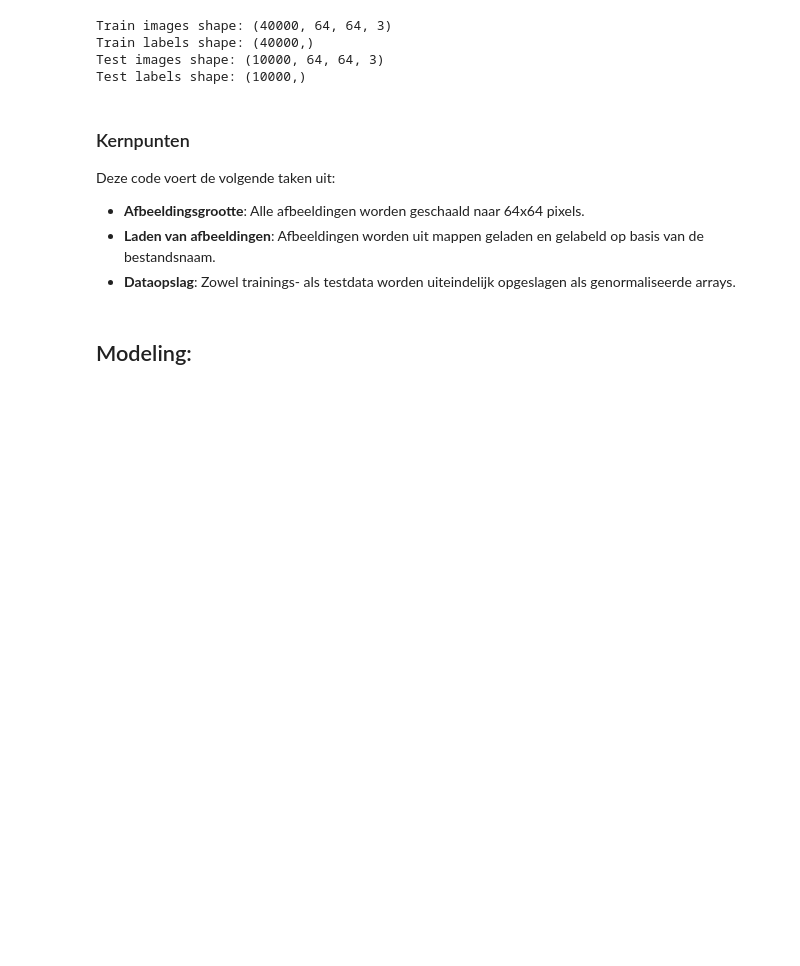
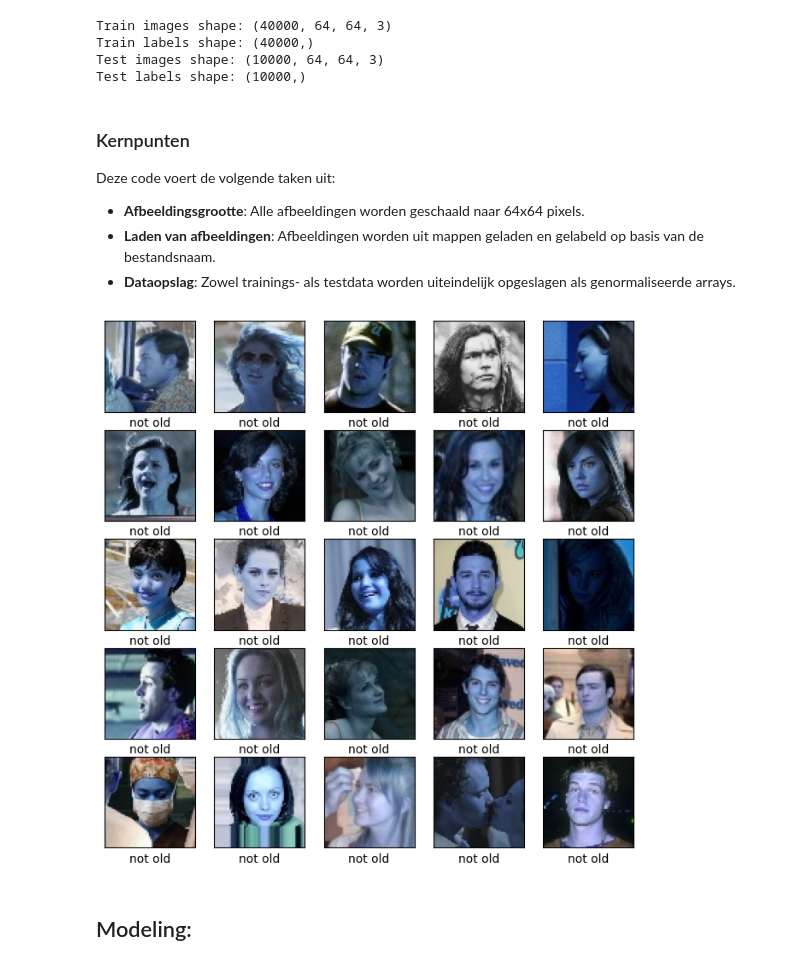
Before and after one commit to EsmeeK1/MachineLearning, a Jupyter notebook: thema's/neurale_netwerken/Old or not (studenten).ipynb, the cells around one changed output. Saved outputs shown, nothing was run; the diff lists cells and outputs as text; code cells hidden in the pictures; blank space fills up the shorter version.

```diff
--- a/thema's/neurale_netwerken/Old or not (studenten).ipynb
+++ b/thema's/neurale_netwerken/Old or not (studenten).ipynb
@@ -473,6 +478,7 @@ for image in df_train:
     try:
         img = cv2.imread(file_path, 1)
         if img is not None:
+            img = cv2.cvtColor(img, cv2.COLOR_BGR2RGB) # Zorgt ervoor dat alle foto's niet blauw zijn.
             img = cv2.resize(img, (64, 64))
             # Opslaan in de juiste map op basis van leeftijd
             output_path = os.path.join('../../bijlagen/imdb_crop/train/', str(age), f'{counter_train}_{str(image[2])}.jpg')
@@ -493,6 +499,7 @@ for image in df_test:
     try:
         img = cv2.imread(file_path, 1)
         if img is not None:
+            img = cv2.cvtColor(img, cv2.COLOR_BGR2RGB) # Zorgt ervoor dat alle foto's niet blauw zijn.
             img = cv2.resize(img, (64, 64))
             # Opslaan in de juiste map op basis van leeftijd
             output_path = os.path.join('../../bijlagen/imdb_crop/test/', str(age), f'{counter_test}_{str(image[2])}.jpg')
@@ -617,5 +606,20 @@ Deze code voert de volgende taken uit:
 - **Afbeeldingsgrootte**: Alle afbeeldingen worden geschaald naar 64x64 pixels.
 - **Laden van afbeeldingen**: Afbeeldingen worden uit mappen geladen en gelabeld op basis van de bestandsnaam.
 - **Dataopslag**: Zowel trainings- als testdata worden uiteindelijk opgeslagen als genormaliseerde arrays.
+# %%
+#toon de 1e 25 plaatjes met bijbehorende label (copy paste vorige les)
+plt.figure(figsize=(8,8))
+for i in range(25):
+    plt.subplot(5,5,i+1)  #vul het i-e image
+    plt.xticks([]) #geen schaal bij x-as
+    plt.yticks([]) #geen schaal bij y-as
+    plt.imshow(train_images[i])
+    if train_labels[i]==1:
+        plt.xlabel("old")
+    else:
+        plt.xlabel("not old")
+plt.show()
+# %% [output]
+[figure, added]
 # %% [markdown]
 ## Modeling:
```
Also changed, not shown: parts of 14 cells of this notebook.
